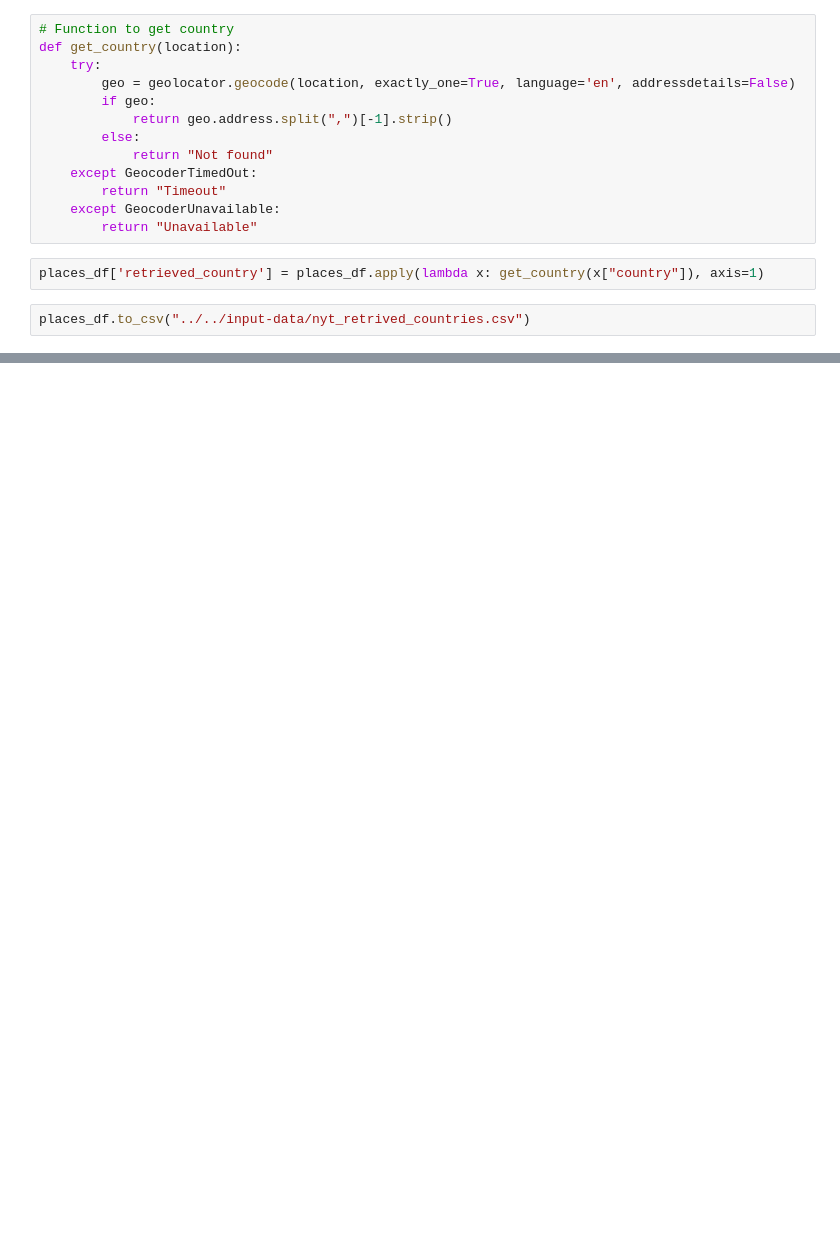
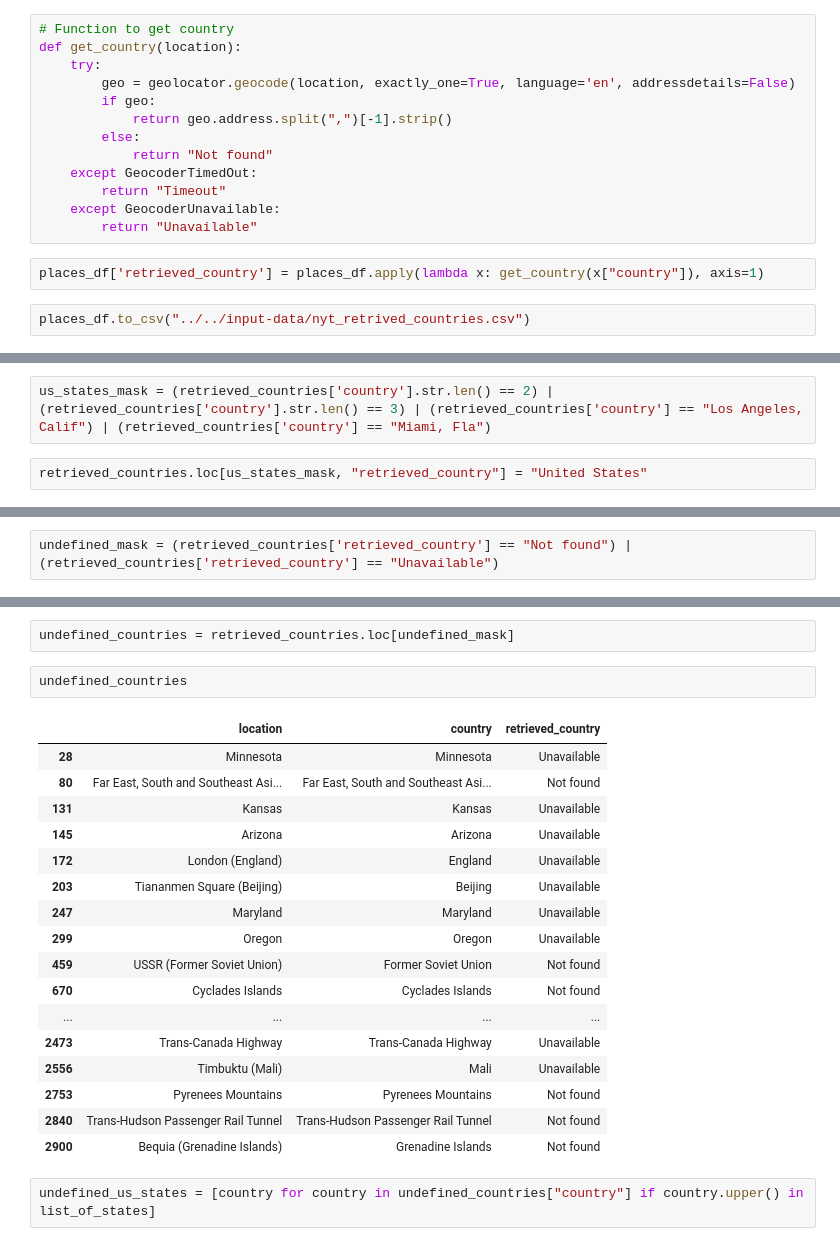
Before and after one commit to more-ginger/pn-analysis, a Jupyter notebook: notebooks/categories/places.ipynb, the cells around one changed output, grey strips where cells are left out. Cells and saved outputs as stored; diff of their text form; blank space fills up the shorter version.

```diff
--- a/notebooks/categories/places.ipynb
+++ b/notebooks/categories/places.ipynb
@@ -64,0 +107,4 @@ places_df.to_csv("../../input-data/nyt_retrived_countries.csv")
+# %%
+us_states_mask = (retrieved_countries['country'].str.len() == 2) | (retrieved_countries['country'].str.len() == 3) | (retrieved_countries['country'] == "Los Angeles, Calif") | (retrieved_countries['country'] == "Miami, Fla")
+# %%
+retrieved_countries.loc[us_states_mask, "retrieved_country"] = "United States"
@@ -64,0 +129,2 @@ places_df.to_csv("../../input-data/nyt_retrived_countries.csv")
+# %%
+undefined_mask = (retrieved_countries['retrieved_country'] == "Not found") | (retrieved_countries['retrieved_country'] == "Unavailable")
@@ -64,0 +135,24 @@ places_df.to_csv("../../input-data/nyt_retrived_countries.csv")
+# %%
+undefined_countries = retrieved_countries.loc[undefined_mask]
+# %%
+undefined_countries
+# %% [output]
+|  | location | country | retrieved_country |
+| 28 | Minnesota | Minnesota | Unavailable |
+| 80 | Far East, South and Southeast Asi... | Far East, South and Southeast Asi... | Not found |
+| 131 | Kansas | Kansas | Unavailable |
+| 145 | Arizona | Arizona | Unavailable |
+| 172 | London (England) | England | Unavailable |
+| 203 | Tiananmen Square (Beijing) | Beijing | Unavailable |
+| 247 | Maryland | Maryland | Unavailable |
+| 299 | Oregon | Oregon | Unavailable |
+| 459 | USSR (Former Soviet Union) | Former Soviet Union | Not found |
+| 670 | Cyclades Islands | Cyclades Islands | Not found |
+| ... | ... | ... | ... |
+| 2473 | Trans-Canada Highway | Trans-Canada Highway | Unavailable |
+| 2556 | Timbuktu (Mali) | Mali | Unavailable |
+| 2753 | Pyrenees Mountains | Pyrenees Mountains | Not found |
+| 2840 | Trans-Hudson Passenger Rail Tunnel | Trans-Hudson Passenger Rail Tunnel | Not found |
+| 2900 | Bequia (Grenadine Islands) | Grenadine Islands | Not found |
+# %%
+undefined_us_states = [country for country in undefined_countries["country"] if country.upper() in list_of_states]
```
Also changed, not shown: parts of 44 cells of this notebook, 3 other files.
